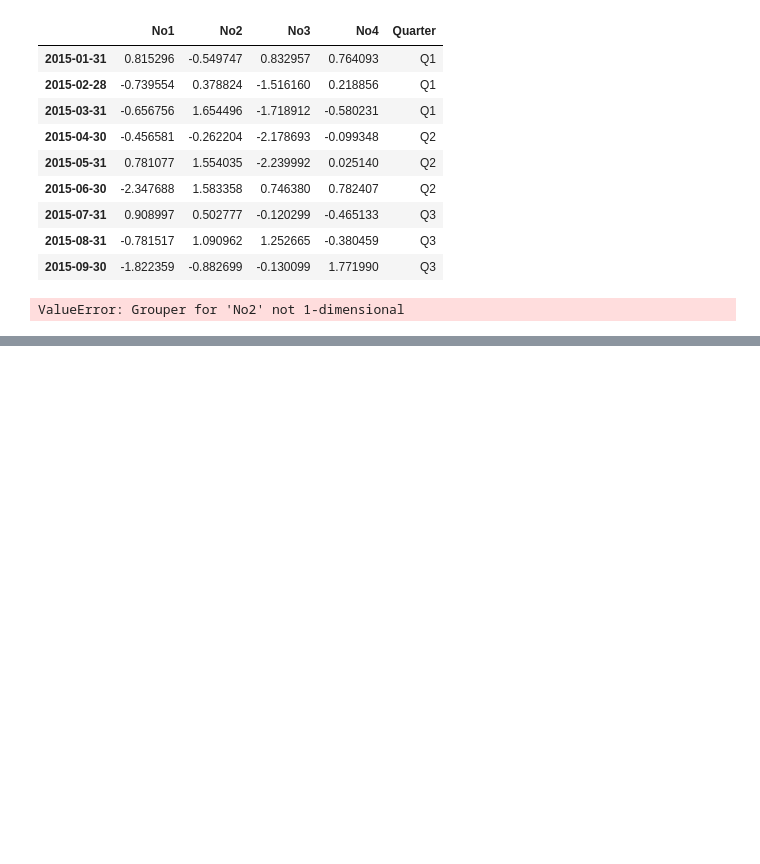
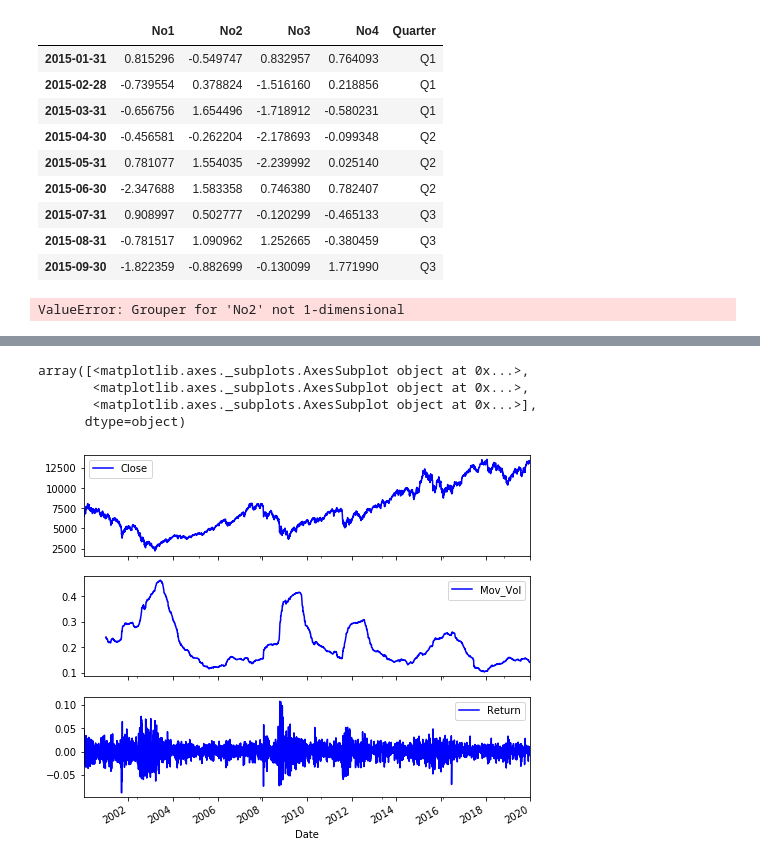
Before and after one commit to leehunkyu00/Books, a Jupyter notebook: pythonforfinance/ch6/finance_time_series.ipynb, the cells around one changed output, grey strips where cells are left out. Drawn from its saved outputs; the diff is of its cells as text; code cells hidden in the pictures; blank space fills up the shorter version.

```diff
--- a/pythonforfinance/ch6/finance_time_series.ipynb
+++ b/pythonforfinance/ch6/finance_time_series.ipynb
@@ -436,0 +538,10 @@ ValueError: Grouper for 'No2' not 1-dimensional
+# %%
+# 이동 역사적 변동성이 시장이 하락하면서 증가하고
+# 시장이 상승할 때는 감소하는 경향을 뚜렷이 보여줌으로써 레버리지 효과 가설을 뒷바침한다.
+import math
+
+# 이동 연간 평균선
+DAX['Mov_Vol'] = DAX['Return'].rolling(252).std() * math.sqrt(252)
+# DAX['Mov_Vol'] = pd.rolling_std(DAX['Return'], window=252) * math.sqrt(252)
+
+DAX['Mov_Vol'].tail()
@@ -436,0 +556,8 @@ ValueError: Grouper for 'No2' not 1-dimensional
+# %%
+DAX[['Close', 'Mov_Vol', 'Return']].plot(subplots=True, style='b', figsize=(8, 7))
+# %% [output]
+array([<matplotlib.axes._subplots.AxesSubplot object at 0x...>,
+       <matplotlib.axes._subplots.AxesSubplot object at 0x...>,
+       <matplotlib.axes._subplots.AxesSubplot object at 0x...>],
+      dtype=object)
+[figure, added]
```
Also changed, not shown: parts of 50 cells of this notebook, 3 other files.
